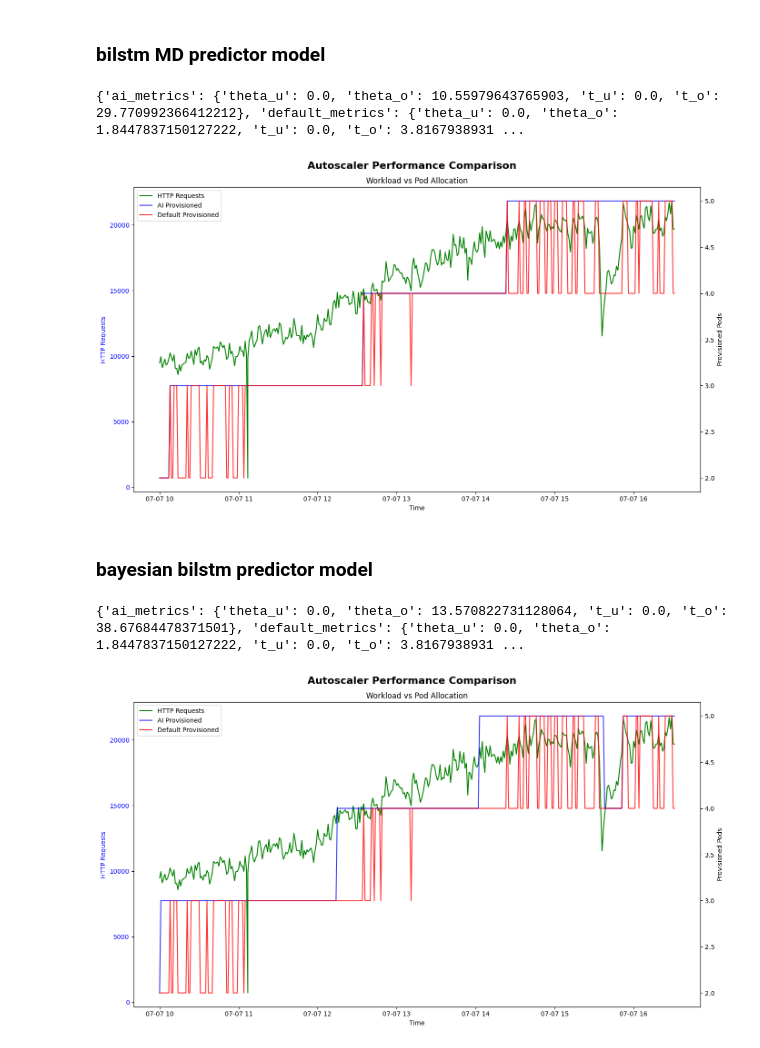
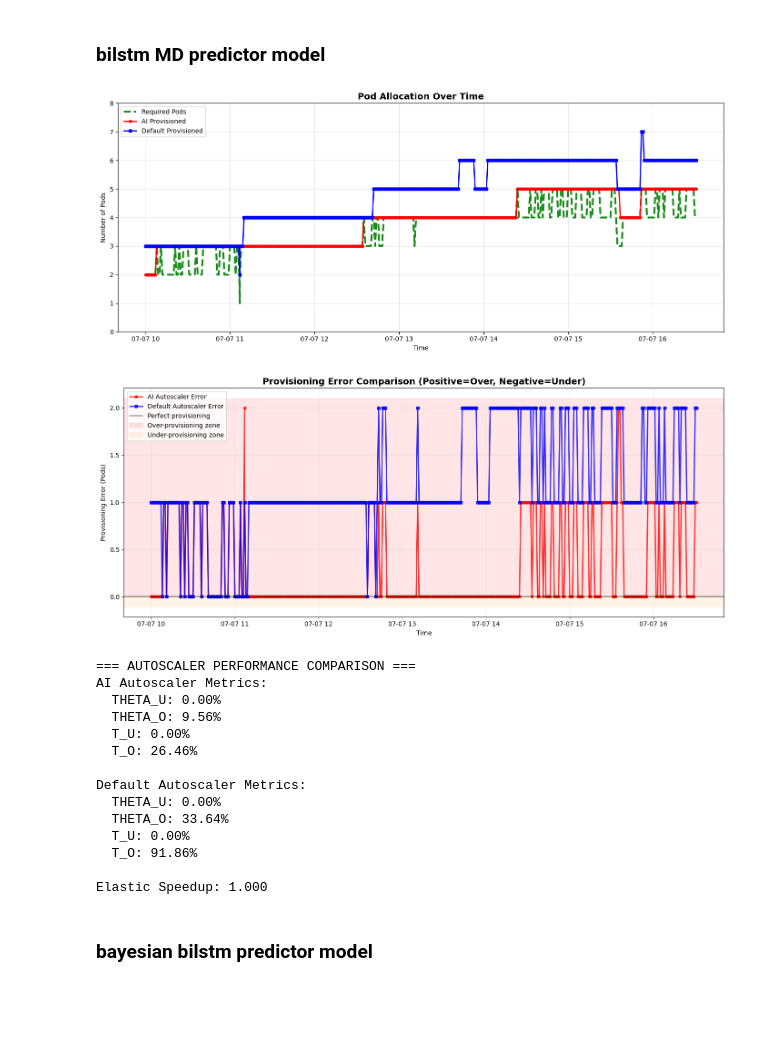
Before and after one commit to hasyimashari/skripsi_autoscaler-evaluation, a Jupyter notebook: auto-scaler-evaluation.ipynb, the cells around one changed output. Cells and saved outputs as stored; diff of their text form; code cells hidden in the pictures; blank space fills up the shorter version.

```diff
--- a/auto-scaler-evaluation.ipynb
+++ b/auto-scaler-evaluation.ipynb
@@ -579,7 +714,7 @@ ai_autoscaler_config = ScalingConfig(
     resource_removal_strategy=0.6
 )
 
-model_BilstmMd = ModelHandler('/kaggle/input/bilstm-md/tensorflow2/default/1/bilstm-md')
+model_BilstmMd = ModelHandler('/kaggle/input/bi-lstm/tensorflow2/default/2/bilstm_md')
 
 data_evaluation_BilstmMd= process_autoscaler_data(
     filtered_data=df_filtered,
@@ -645,44 +790,34 @@ evaluator.plot_comparison(
 # %% [markdown]
 ### bilstm MD predictor model
-# %%
-evaluator = AutoscalerEvaluator(workload_per_pod=workload_per_pod, initial_replicas=initial_replicas)
-
-results = evaluator.compare_autoscalers(
-    requests=data_evaluation_BilstmMd[0],
-    ai_provisioned_pods=data_evaluation_BilstmMd[1],
-    default_provisioned_pods=data_evaluation_BilstmMd[2]
-)
-
-print(results)
-
-evaluator.plot_comparison(
-    data_evaluation_BilstmMd[0],
-    data_evaluation_BilstmMd[1],
-    data_evaluation_BilstmMd[2],
-    timestamps=timestamps
-)
-# %% [output]
-{'ai_metrics': {'theta_u': 0.0, 'theta_o': 10.55979643765903, 't_u': 0.0, 't_o': 29.770992366412212}, 'default_metrics': {'theta_u': 0.0, 'theta_o': 1.8447837150127222, 't_u': 0.0, 't_o': 3.8167938931 ...
-[figure, removed]
+# %%
+requests_data = data_evaluation_BilstmMd[0]
+ai_provisioned_data = data_evaluation_BilstmMd[1]
+default_provisioned_data = data_evaluation_BilstmMd[2]
+
+evaluator = AutoscalerEvaluator(workload_per_pod=workload_per_pod, initial_replicas=initial_replicas)
+
+evaluator.plot_comparison(
+    requests=requests_data,
+    ai_provisioned_pods=ai_provisioned_data,
+    default_provisioned_pods=default_provisioned_data,
+    timestamps=timestamps
+)
+# %% [output]
+[figure, added]
+[figure, added]
+=== AUTOSCALER PERFORMANCE COMPARISON ===
+AI Autoscaler Metrics:
+  THETA_U: 0.00%
+  THETA_O: 9.56%
+  T_U: 0.00%
+  T_O: 26.46%
+
+Default Autoscaler Metrics:
+  THETA_U: 0.00%
+  THETA_O: 33.64%
+  T_U: 0.00%
+  T_O: 91.86%
+
+Elastic Speedup: 1.000
 # %% [markdown]
 ### bayesian bilstm predictor model
-# %%
-evaluator = AutoscalerEvaluator(workload_per_pod=workload_per_pod, initial_replicas=initial_replicas)
-
-results = evaluator.compare_autoscalers(
-    requests=data_evaluation_BoBilstm[0],
-    ai_provisioned_pods=data_evaluation_BoBilstm[1],
-    default_provisioned_pods=data_evaluation_BoBilstm[2]
-)
-
-print(results)
-
-evaluator.plot_comparison(
-    data_evaluation_BoBilstm[0],
-    data_evaluation_BoBilstm[1],
-    data_evaluation_BoBilstm[2],
-    timestamps=timestamps
-)
-# %% [output]
-{'ai_metrics': {'theta_u': 0.0, 'theta_o': 13.570822731128064, 't_u': 0.0, 't_o': 38.67684478371501}, 'default_metrics': {'theta_u': 0.0, 'theta_o': 1.8447837150127222, 't_u': 0.0, 't_o': 3.8167938931 ...
-[figure, removed]
```
Also changed, not shown: parts of 11 cells of this notebook.
